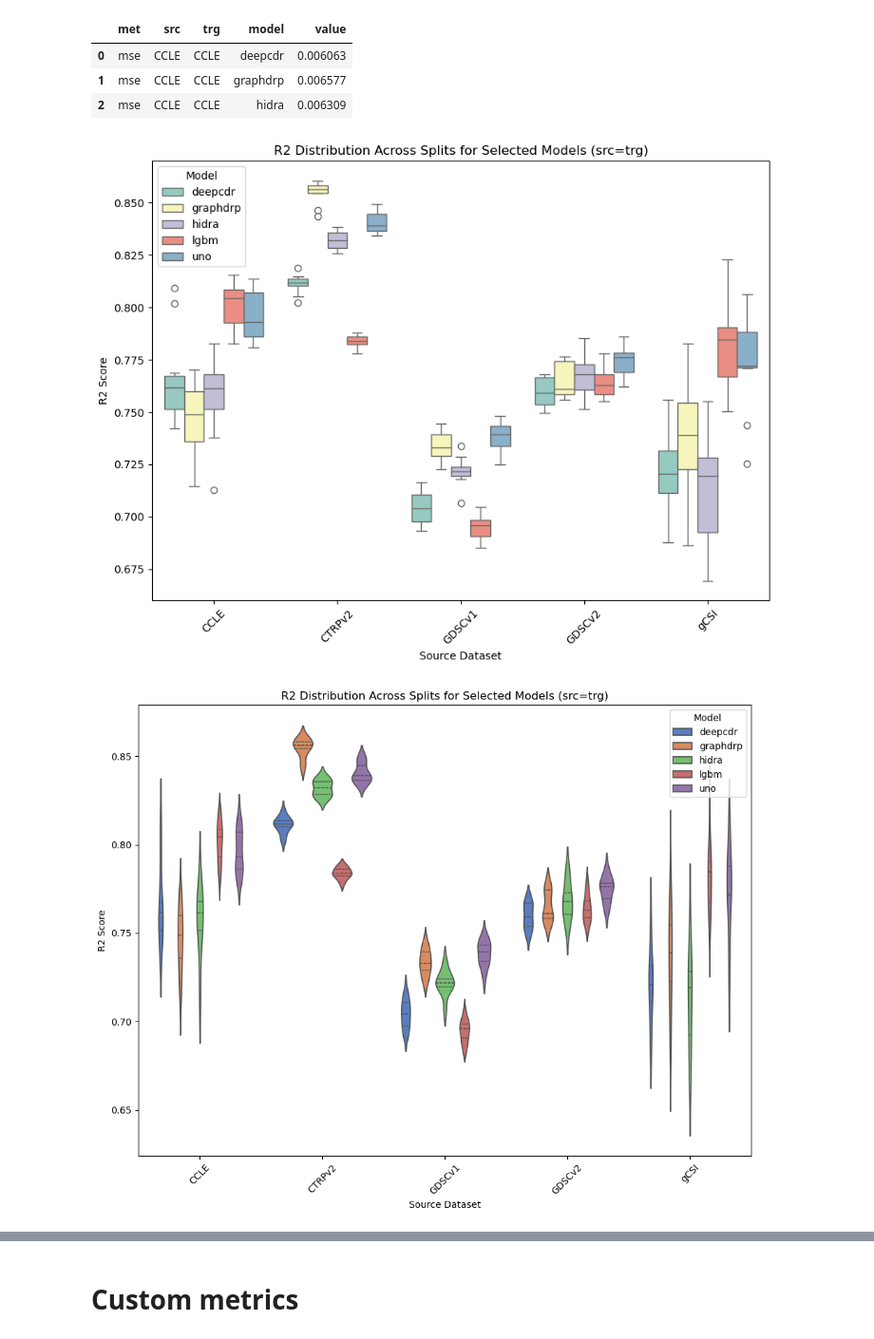
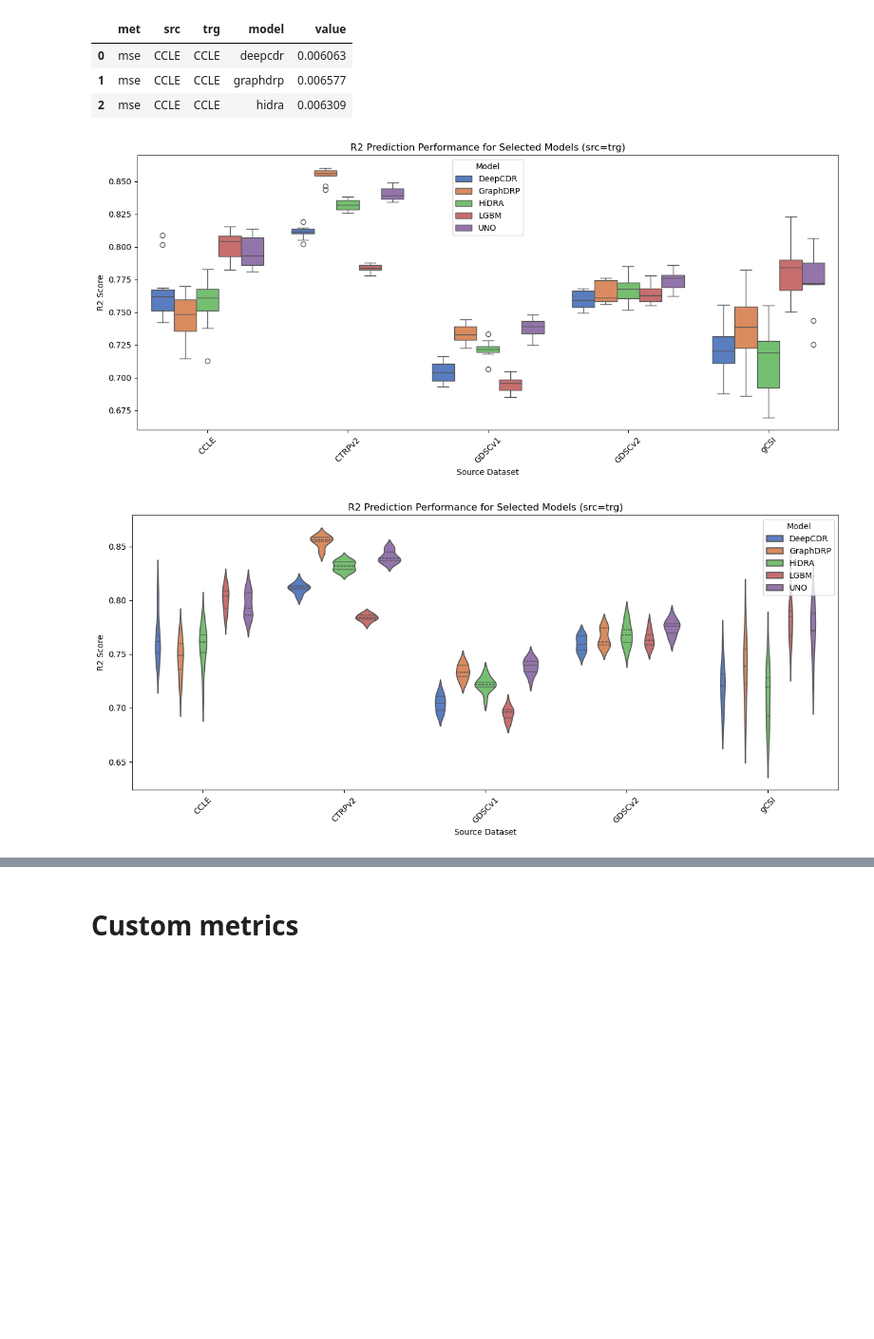
Before and after one commit to adpartin/cross-dataset-drp-paper, a Jupyter notebook: postprocess_plot.ipynb, the cells around one changed output, grey strips where cells are left out. Shown at 95% size. Cells and saved outputs as stored; diff of their text form; code cells hidden in the pictures; blank space fills up the shorter version.

```diff
--- a/postprocess_plot.ipynb
+++ b/postprocess_plot.ipynb
@@ -22,7 +22,18 @@ drug_col_name = "improve_chem_id"
 # %%
 datadir = Path('splits_averaged')
 filename = 'all_models_scores.csv'
-outdir = Path('ens')
+# outdir = Path('Plots')
+# os.makedirs(outdir, exist_ok=True)
+outdir = datadir
+
+model_name_mapping = {
+    "deepcdr": "DeepCDR",
+    "graphdrp": "GraphDRP",
+    "hidra": "HiDRA",
+    "lgbm": "LGBM",
+    "tcnns": "tCNNS",
+    "uno": "UNO",
+}
 
 df = pd.read_csv(filepath / datadir / filename, sep=',')
 all_scores = df.copy()
@@ -47,57 +58,66 @@ sc_mean[:3]
 # %%
 # ------------------------------------------------------------------------------------------------
 ## Performance Distribution Across Splits (src = trg)
-# Single model, single metric, src = trg
+# Multiple models, single metric, src = trg
 # Box plot, violin plot
-# Using Seaborn
 # ------------------------------------------------------------------------------------------------
 
 metric_name = "r2"
 
-# Define the models you want to include
+# Specify the models you want to include
 models_to_include = []  # Replace with your desired models
 models_to_include = ["deepcdr", "graphdrp", "hidra", "lgbm", "uno"]  # Replace with your desired models
 # models_to_include = ["graphdrp"]  # Replace with your desired models
 
 if len(models_to_include) == 0:
     models_to_include = all_scores["model"].unique()
 
 filtered_data = all_scores[
     (all_scores["model"].isin(models_to_include)) &
     (all_scores["met"] == metric_name) &
     (all_scores["src"] == all_scores["trg"])
 ].reset_index(drop=True)
 
+# Map the model names to their corresponding names using model_name_mapping
+filtered_data['model'] = filtered_data['model'].map(model_name_mapping)
+
+# Plot settings
+# palette = "Set3"
+palette = "muted"
+title = f"{metric_name.upper()} Prediction Performance for Selected Models (src=trg)"
+ylabel = f"{metric_name.upper()} Score"
+xlabel = "Source Dataset"
+xlabel_rotation = 45
+
 # Plot: Boxplot for Each Source Dataset (src=trg)
-plt.figure(figsize=(9, 7))
+plt.figure(figsize=(13, 6))
 if len(models_to_include) == 1:
-    sns.boxplot(data=filtered_data, x="src", y="value", palette="Set3", legend=False)
+    sns.boxplot(data=filtered_data, x="src", y="value", palette=palette, legend=False)
 else:
-    sns.boxplot(data=filtered_data, x="src", y="value", hue="model", palette="Set3", legend=True)
+    sns.boxplot(data=filtered_data, x="src", y="value", hue="model", palette=palette, legend=True)
     plt.legend(title='Model')
-plt.title(f"{metric_name.upper()} Distribution Across Splits for Selected Models (src=trg)")
-plt.ylabel(f"{metric_name.upper()} Score")
-plt.xlabel("Source Dataset")
-plt.xticks(rotation=45)
+plt.title(title)
+plt.ylabel(ylabel)
+plt.xlabel(xlabel)
+plt.xticks(rotation=xlabel_rotation)
 plt.tight_layout()
+plt.savefig(outdir / f"boxplot_{metric_name}_within_study_multiple_models.png")  # Save boxplot
 plt.show()
 
 # Plot: Violin Plot for Each Source Dataset (src=trg)
-plt.figure(figsize=(9, 7))
+plt.figure(figsize=(13, 6))
 if len(models_to_include) == 1:
-    # sns.violinplot(data=filtered_data, x="src", y="value", palette="muted")
-    # sns.violinplot(data=filtered_data, x="src", y="value", palette="muted", legend=False, split=False)
-    # sns.violinplot(data=filtered_data, x="src", y="value", palette="muted", inner="quartile", dodge=True)
-    sns.violinplot(data=filtered_data, x="src", y="value", palette="muted", inner="quartile")
+    sns.violinplot(data=filtered_data, x="src", y="value", palette=palette, inner="quartile")
 else:
-    sns.violinplot(data=filtered_data, x="src", y="value", hue="model", palette="muted", inner="quartile", dodge=True)
+    sns.violinplot(data=filtered_data, x="src", y="value", hue="model", palette=palette, inner="quartile", dodge=True)
     plt.legend(title='Model')
-plt.title(f"{metric_name.upper()} Distribution Across Splits for Selected Models (src=trg)")
-plt.ylabel(f"{metric_name.upper()} Score")
-plt.xlabel("Source Dataset")
-plt.xticks(rotation=45)
+plt.title(title)
+plt.ylabel(ylabel)
+plt.xlabel(xlabel)
+plt.xticks(rotation=xlabel_rotation)
 plt.tight_layout()
+plt.savefig(outdir / f"violinplot_{metric_name}_within_study_multiple_models.png")  # Save violinplot
 plt.show()
 # %% [output]
-[figure, old version]
+[figure, new version]
-[figure, old version]
+[figure, new version]
```
Also changed, not shown: parts of 9 cells of this notebook.
